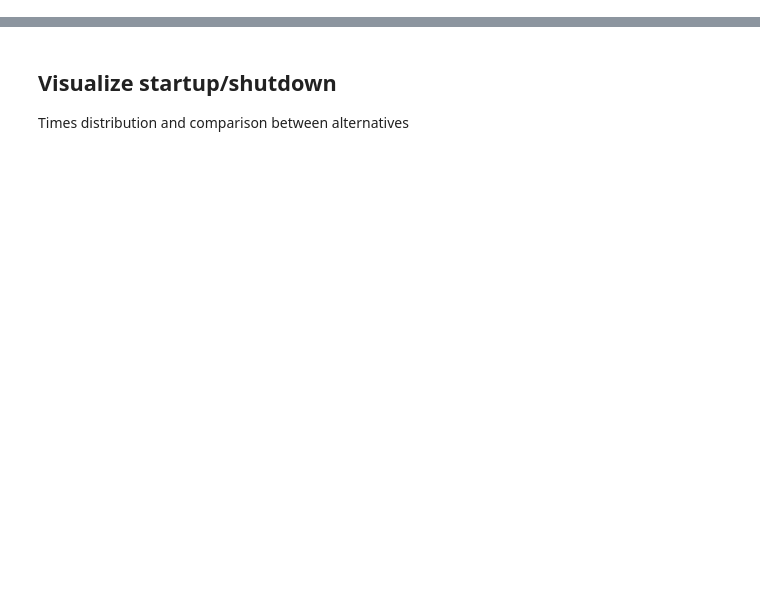
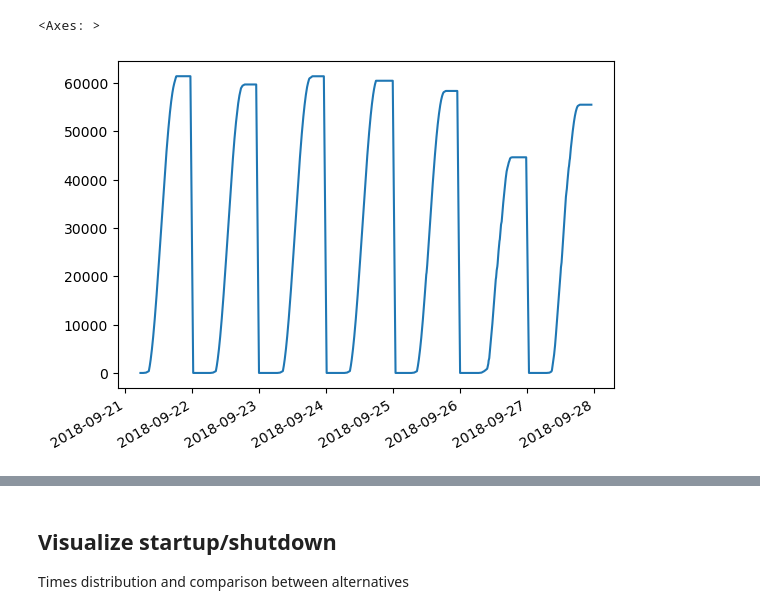
Before and after one commit to juan11iguel/SolarMED, a Jupyter notebook: optimization/notebooks/results_viz.ipynb, the cells around one changed output, grey strips where cells are left out. Saved outputs shown, nothing was run; the diff lists cells and outputs as text; code cells hidden in the pictures; blank space fills up the shorter version.

```diff
--- a/optimization/notebooks/results_viz.ipynb
+++ b/optimization/notebooks/results_viz.ipynb
@@ -61,0 +75,7 @@ for sim_df in sim_dfs:
+# %%
+sim_dfs_ = copy.deepcopy(sim_dfs)
+sim_dfs_ = [condition_result_dataframe(df) for df in sim_dfs_]
+sim_dfs_[0]["daily_cumulative_I"].plot()
+# %% [output]
+<Axes: >
+[figure, added]
```
Also changed, not shown: parts of 14 cells of this notebook, 12 other files.
